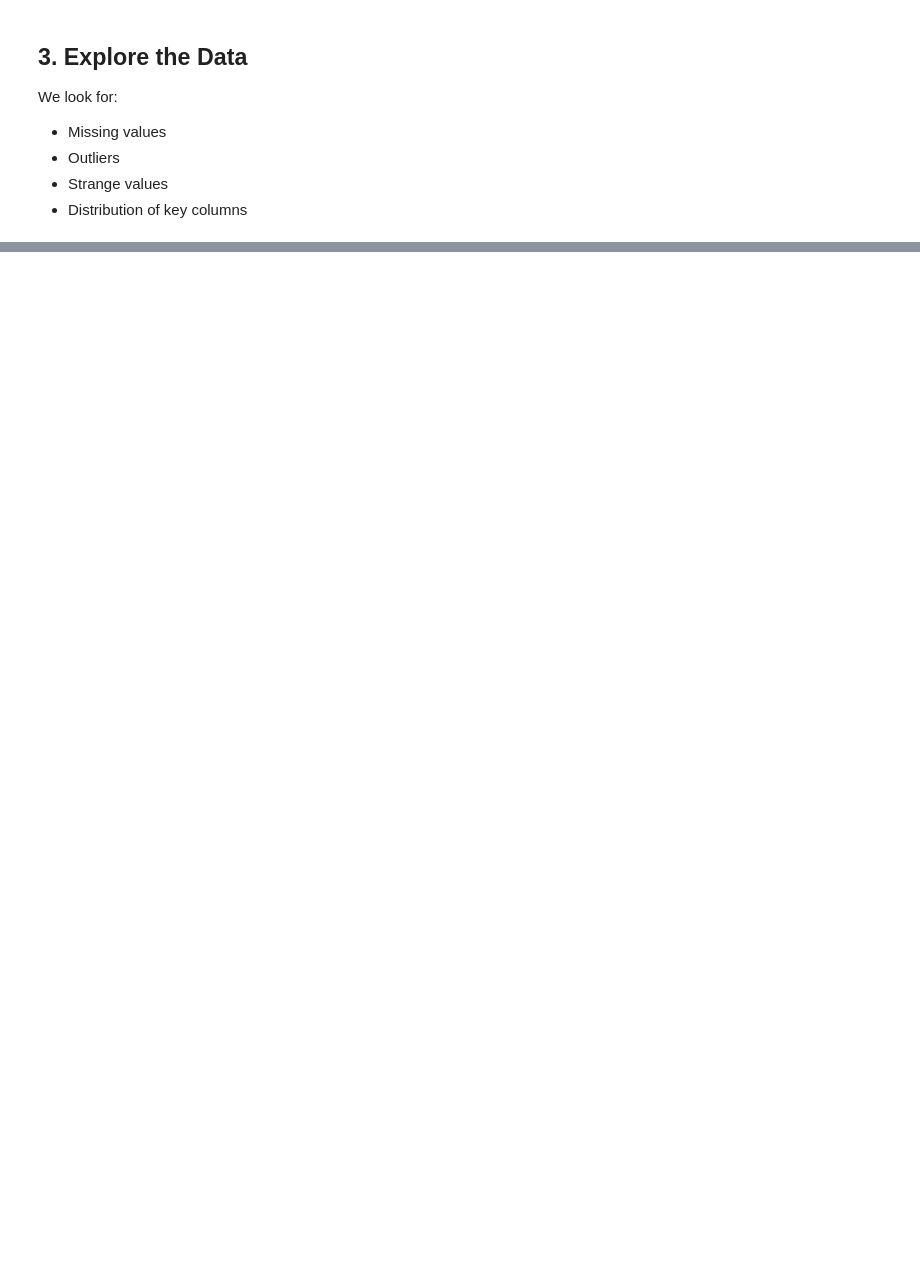
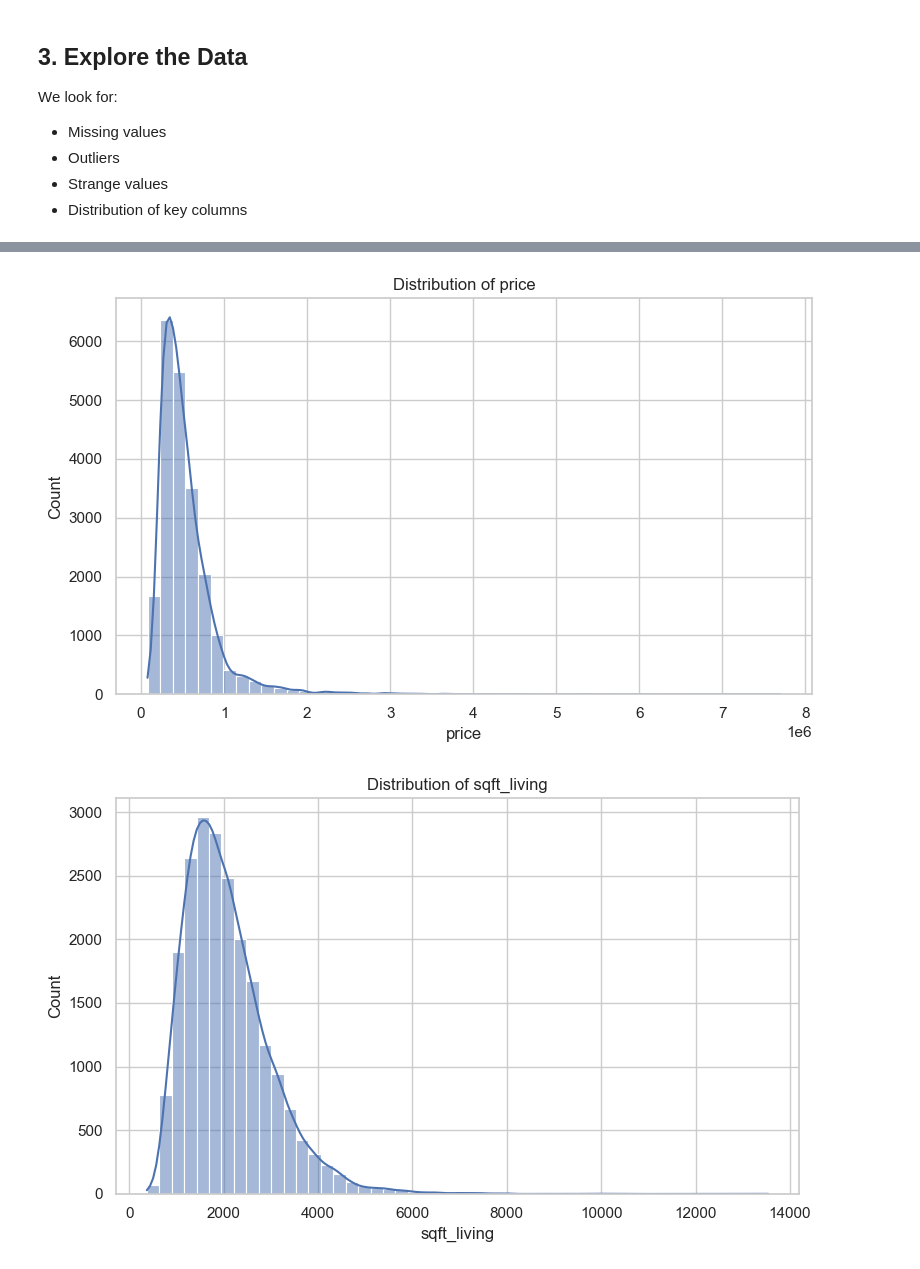
Before and after one commit to asimeoa/ds-eda-project-template_sia, a Jupyter notebook: eda_analysis_grk.ipynb, the cells around one changed output, grey strips where cells are left out. Saved outputs shown, nothing was run; the diff lists cells and outputs as text; code cells hidden in the pictures; blank space fills up the shorter version.

```diff
--- a/eda_analysis_grk.ipynb
+++ b/eda_analysis_grk.ipynb
@@ -15,17 +22,30 @@ We will follow the EDA checklist:
 7. Fine Tune
 8. Explain
 # %%
+import warnings
+warnings.filterwarnings("ignore")
+
 import pandas as pd
 import numpy as np
 import matplotlib.pyplot as plt
 import seaborn as sns
 
-# Display settings (optional, simple)
+from matplotlib.ticker import PercentFormatter
+
+# Plot & display settings
 pd.set_option('display.max_columns', None)
-sns.set(style='whitegrid')
+pd.set_option('display.float_format', lambda x: '%.3f' % x)
+
+plt.rcParams.update({
+    "figure.figsize": (8, 5),
+    "axes.facecolor": "white",
+    "axes.edgecolor": "black",
+})
+plt.rcParams["figure.facecolor"] = "w"
+
+sns.set(style="whitegrid")
 # %%
 # Replace filenames if needed
-sales = pd.read_csv("data/king_county_house_sales_202512091732.csv")
-details = pd.read_csv("data/king_county_house_details_202512091731.csv")
 
-sales.head(), details.head()
+df = pd.read_csv("data/kc_house_sales_joined.csv")
+df.head()
@@ -62,3 +148,0 @@ sales.describe()
-# %%
-df = sales.merge(details, on="id", how="left")
-df.head()
@@ -64,0 +166,19 @@ df.head()
+# %%
+# Distributions of key continuous variables
+continuous_cols = [
+    'price', 'sqft_living', 'sqft_lot',
+    'sqft_above', 'sqft_basement'
+]
+
+for col in continuous_cols:
+    if col in df.columns:
+        plt.figure()
+        sns.histplot(df[col], bins=50, kde=True)
+        plt.title(f"Distribution of {col}")
+        plt.xlabel(col)
+        plt.ylabel("Count")
+        plt.tight_layout()
+        plt.show()
+# %% [output]
+[figure, added]
+[figure, added]
```
Also changed, not shown: parts of 40 cells of this notebook.
